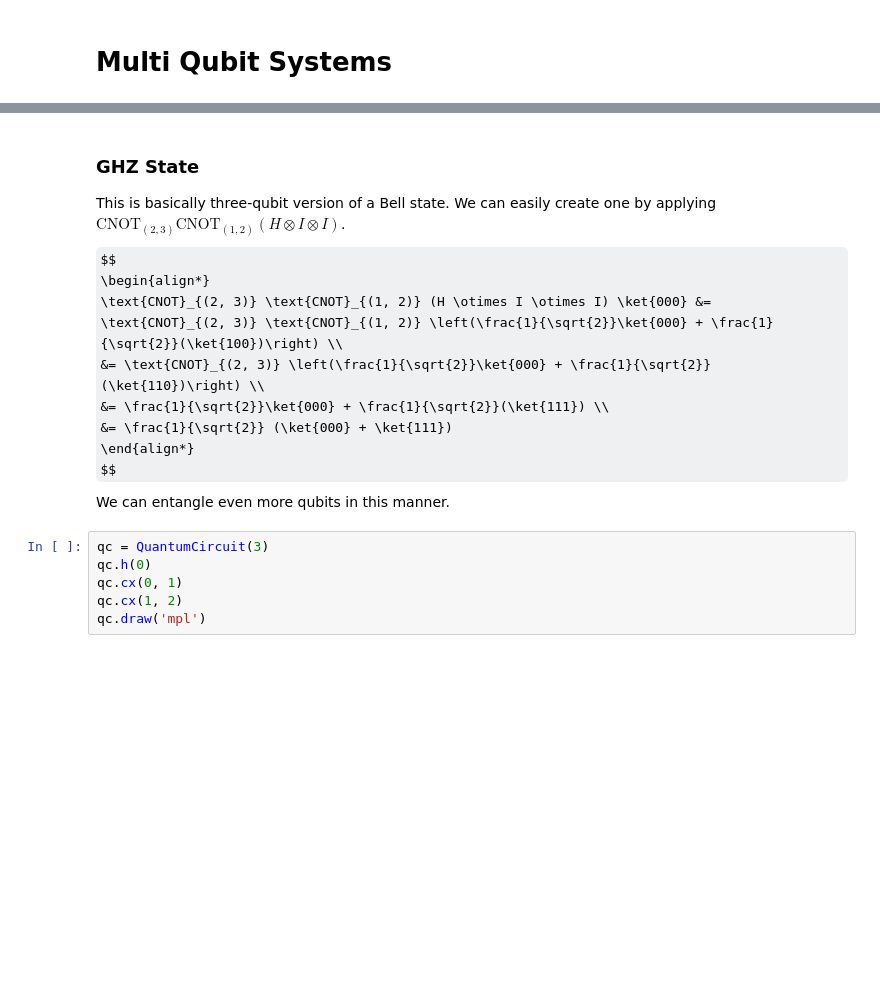
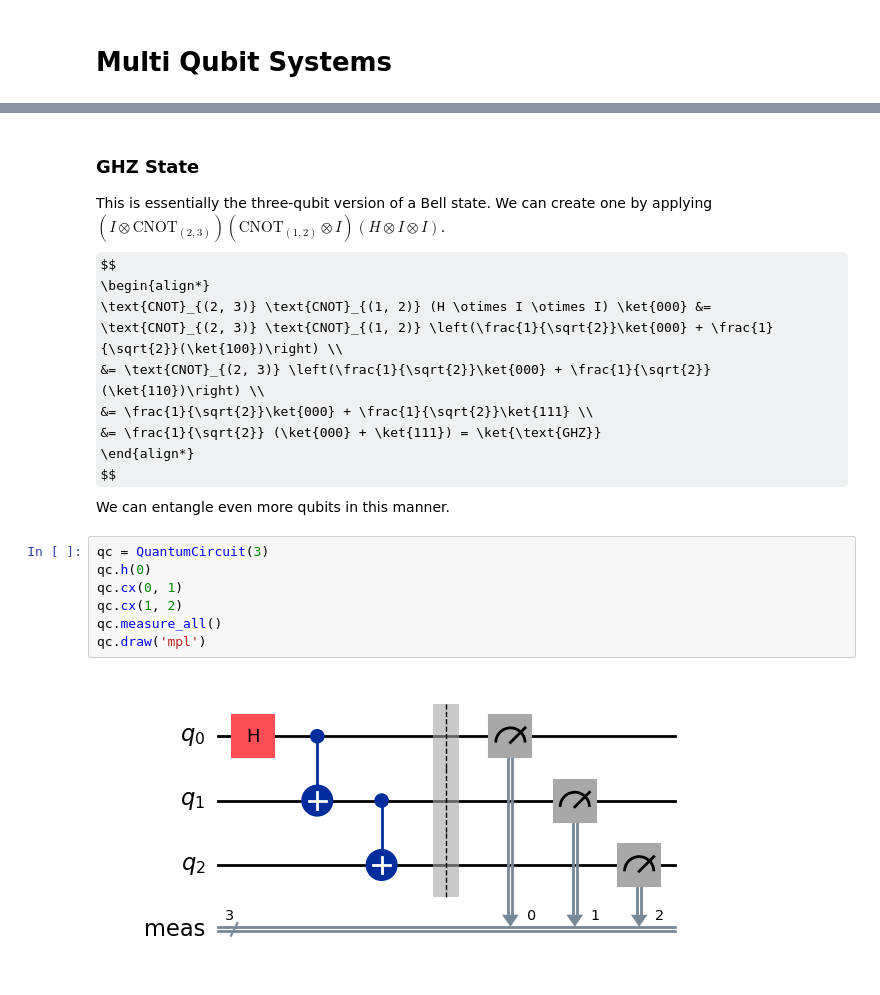
Before and after one commit to Luxque/Quantum-Computing-in-Design-Optimization, a Jupyter notebook: notebooks/multi.ipynb, the cells around one changed output, grey strips where cells are left out. Drawn from its saved outputs; the diff is of its cells as text; some formulas as TeX source; blank space fills up the shorter version.

```diff
--- a/notebooks/multi.ipynb
+++ b/notebooks/multi.ipynb
@@ -285,20 +366,23 @@ qc.draw('mpl')
 # %% [markdown]
 ### GHZ State
 
-This is basically three-qubit version of a Bell state.
-We can easily create one by applying $\text{CNOT}_{(2, 3)} \text{CNOT}_{(1, 2)} (H \otimes I \otimes I)$.
+This is essentially the three-qubit version of a Bell state.
+We can create one by applying $(I \otimes \text{CNOT}_{(2, 3)}) (\text{CNOT}_{(1, 2)} \otimes I) (H \otimes I \otimes I)$.
 $$
 \begin{align*}
     \text{CNOT}_{(2, 3)} \text{CNOT}_{(1, 2)} (H \otimes I \otimes I) \ket{000} &= \text{CNOT}_{(2, 3)} \text{CNOT}_{(1, 2)} \left(\frac{1}{\sqrt{2}}\ket{000} + \frac{1}{\sqrt{2}}(\ket{100})\right) \\
     &= \text{CNOT}_{(2, 3)} \left(\frac{1}{\sqrt{2}}\ket{000} + \frac{1}{\sqrt{2}}(\ket{110})\right) \\
-    &= \frac{1}{\sqrt{2}}\ket{000} + \frac{1}{\sqrt{2}}(\ket{111}) \\
-    &= \frac{1}{\sqrt{2}} (\ket{000} + \ket{111})
+    &= \frac{1}{\sqrt{2}}\ket{000} + \frac{1}{\sqrt{2}}\ket{111} \\
+    &= \frac{1}{\sqrt{2}} (\ket{000} + \ket{111}) = \ket{\text{GHZ}}
 \end{align*}
 $$
 We can entangle even more qubits in this manner.
 # %%
 qc = QuantumCircuit(3)
 qc.h(0)
 qc.cx(0, 1)
 qc.cx(1, 2)
+qc.measure_all()
 qc.draw('mpl')
+# %% [output]
+[figure, added]
```
Also changed, not shown: parts of 33 cells of this notebook.
